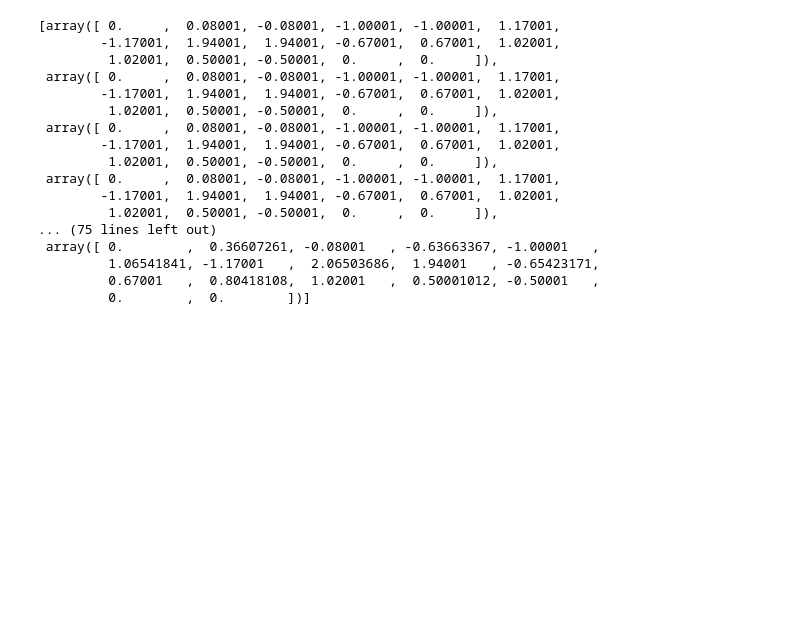
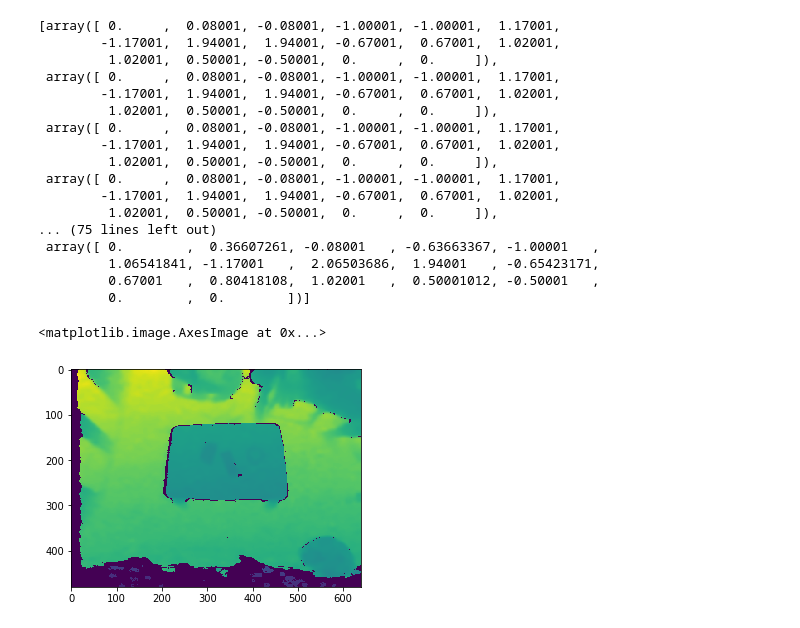
Before and after one commit to marctuscher/robotics-course, a Jupyter notebook: practical/clean/clean.ipynb, the cells around one changed output. Cells and saved outputs as stored; diff of their text form; code cells hidden in the pictures; blank space fills up the shorter version.

```diff
--- a/practical/clean/clean.ipynb
+++ b/practical/clean/clean.ipynb
@@ -124,0 +124,10 @@ grasp = sampleClient.predictGQCNN()
+# %%
+cam = ry.Camera("camMarc", "/camera/color/image_raw", "/camera/depth/image_rect_raw", True)
+# %%
+img = cam.getRgb()
+d = cam.getDepth()
+# %%
+plt.imshow(d)
+# %% [output]
+<matplotlib.image.AxesImage at 0x...>
+[figure, added]
```
Also changed, not shown: parts of 9 cells of this notebook, 5 other files.
